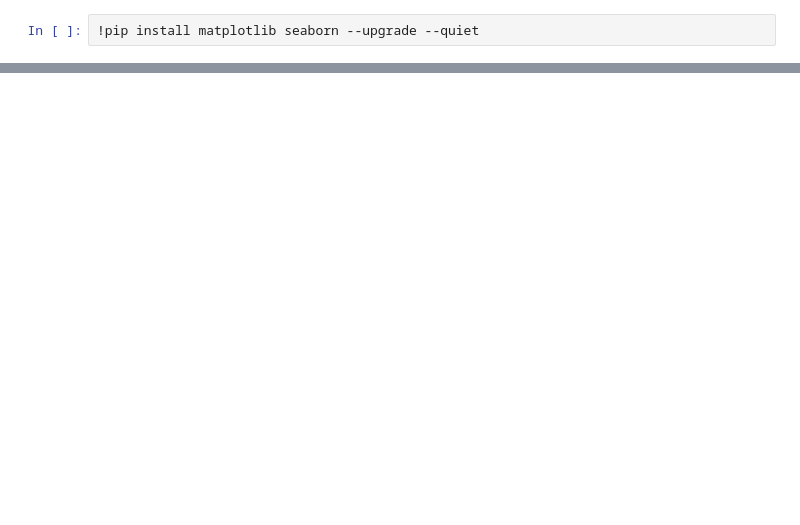
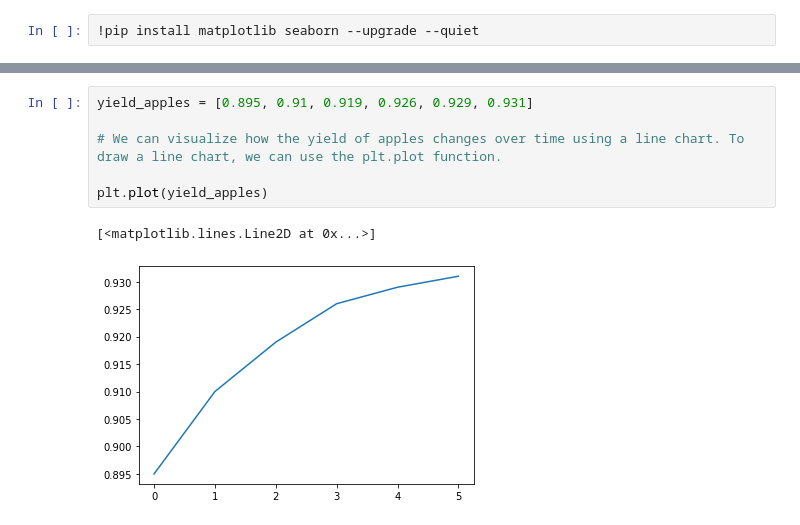
Before and after one commit to CarlosViniMSouza/DataAnalysisWithPython, a Jupyter notebook: notebooks/L04_Matplotlib.ipynb, the cells around one changed output, grey strips where cells are left out. Drawn from its saved outputs; the diff is of its cells as text; blank space fills up the shorter version.

Commit message:
Topics added: Line Chart | X-axis | Axis labels

```diff
--- a/notebooks/L04_Matplotlib.ipynb
+++ b/notebooks/L04_Matplotlib.ipynb
@@ -14,0 +16,9 @@ plt.plot(yield_apples)
+# %%
+yield_apples = [0.895, 0.91, 0.919, 0.926, 0.929, 0.931]
+
+# We can visualize how the yield of apples changes over time using a line chart. To draw a line chart, we can use the plt.plot function.
+
+plt.plot(yield_apples)
+# %% [output]
+[<matplotlib.lines.Line2D at 0x...>]
+[figure, added]
```
Also changed, not shown: parts of 5 cells of this notebook, 2 other files.
